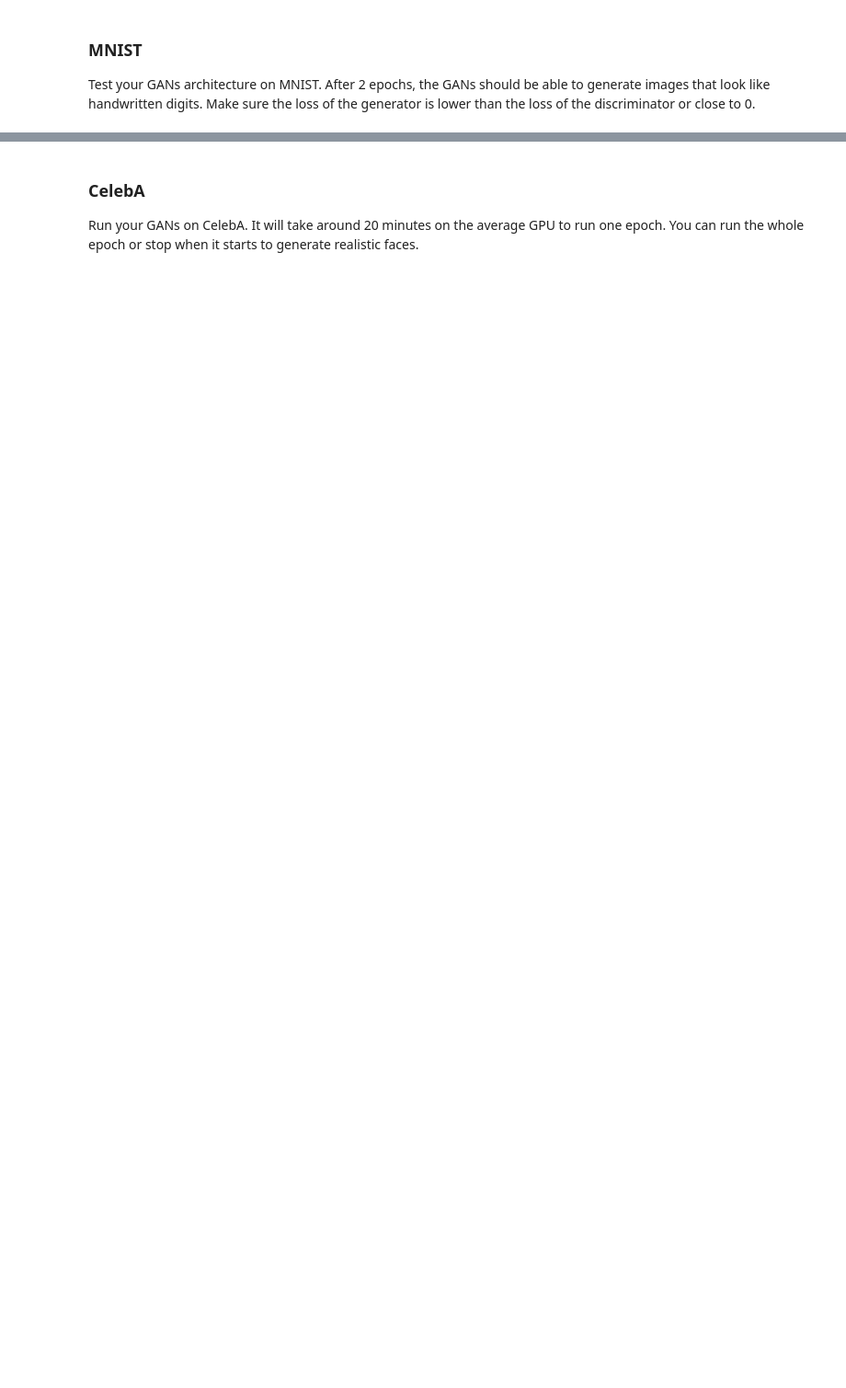
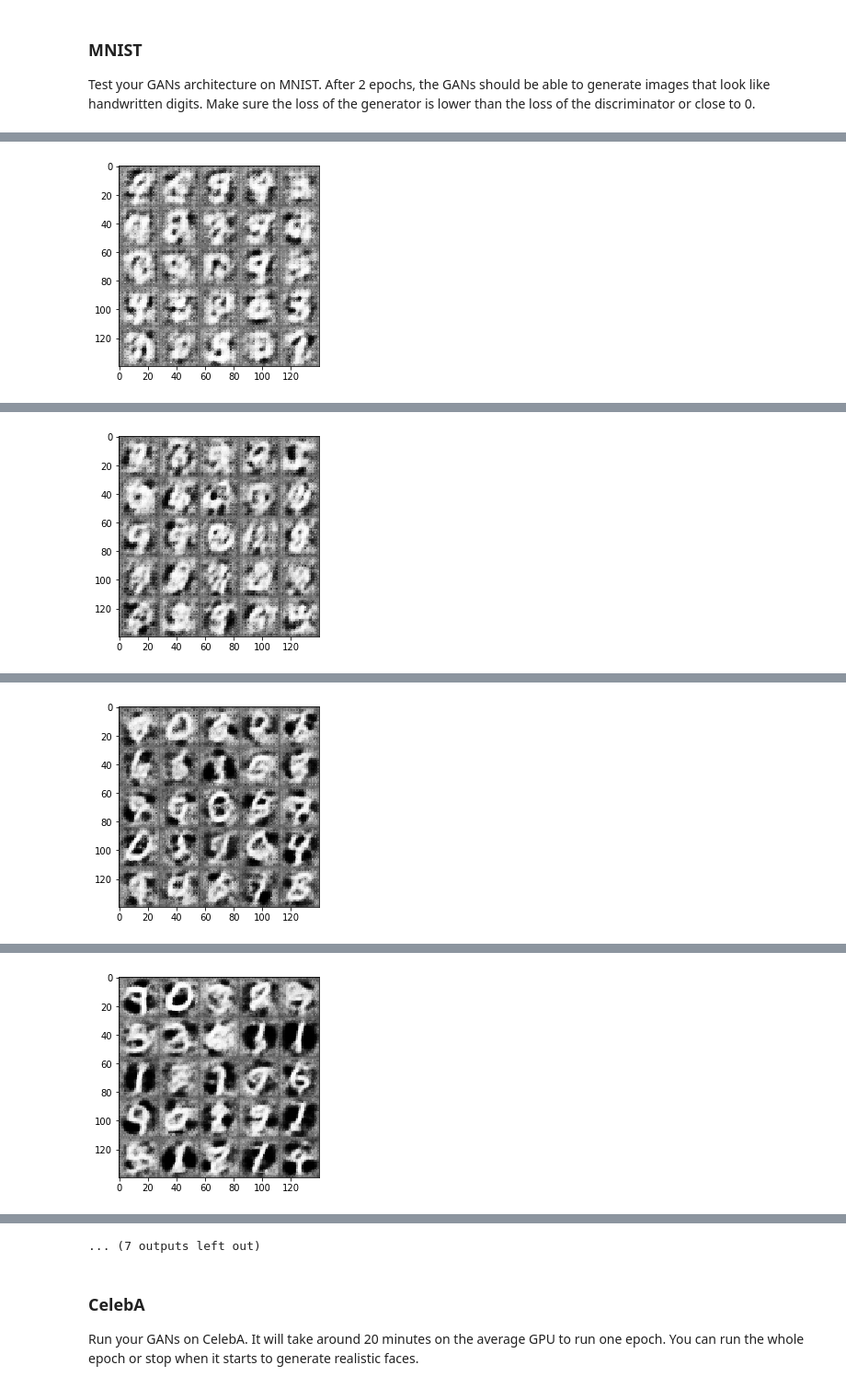
Before and after one commit to ddemilla/udacity_deep_learning, a Jupyter notebook: hw5/dlnd_face_generation.ipynb, the cells around one changed output, grey strips where cells are left out. Shown at 92% size. Drawn from its saved outputs; the diff is of its cells as text; code cells hidden in the pictures; blank space fills up the shorter version.

```diff
--- a/hw5/dlnd_face_generation.ipynb
+++ b/hw5/dlnd_face_generation.ipynb
@@ -144,22 +145,19 @@ def discriminator(images, reuse=False):
     # TODO: Implement Function
             # Input layer is 32x32x3
     with tf.variable_scope('discriminator', reuse=reuse):
-        x1 = tf.layers.conv2d(images, 64, 5, strides=2, padding='same')
-        relu1 = tf.maximum(.01 * x1, x1)
-        # 16x16x32
+        x1 = tf.layers.conv2d(images, 128, 5, strides=2, padding='same', kernel_initializer =tf.random_normal_initializer(stddev=0.05))
+        relu1 = tf.maximum(.2 * x1, x1)
 
-        x2 = tf.layers.conv2d(relu1, 128, 5, strides=2, padding='same')
+        x2 = tf.layers.conv2d(relu1, 256, 5, strides=2, padding='same', kernel_initializer =tf.random_normal_initializer(stddev=0.05))
         bn2 = tf.layers.batch_normalization(x2, training=True)
-        relu2 = tf.maximum(.01 * bn2, bn2)
-        # 8x8x128
+        relu2 = tf.maximum(.2 * bn2, bn2)
 
-        x3 = tf.layers.conv2d(relu2, 256, 5, strides=2, padding='same')
+        x3 = tf.layers.conv2d(relu2, 512, 5, strides=2, padding='same', kernel_initializer =tf.random_normal_initializer(stddev=0.05))
         bn3 = tf.layers.batch_normalization(x3, training=True)
-        relu3 = tf.maximum(.01 * bn3, bn3)
-        # 4x4x256
+        relu3 = tf.maximum(.2 * bn3, bn3)
 
         # Flatten it
-        flat = tf.reshape(relu3, (-1, 4*4*256))
+        flat = tf.reshape(relu3, (-1, 4*4*512))
         logits = tf.layers.dense(flat, 1)
         out = tf.sigmoid(logits)
 
@@ -190,21 +188,21 @@ def generator(z, out_channel_dim, is_train=True):
         # Reshape it to start the convolutional stack
         x1 = tf.reshape(x1, (-1, 7, 7, 512))
         x1 = tf.layers.batch_normalization(x1, training=is_train)
-        x1 = tf.maximum(.01 * x1, x1)
+        x1 = tf.maximum(.1 * x1, x1)
         # 7x7x512 now
 
-        x2 = tf.layers.conv2d_transpose(x1, 256, 5, strides=2, padding='same')
+        x2 = tf.layers.conv2d_transpose(x1, 256, 5, strides=2, padding='same', kernel_initializer =tf.random_normal_initializer(stddev=0.05))
         x2 = tf.layers.batch_normalization(x2, training=is_train)
-        x2 = tf.maximum(.01 * x2, x2)
+        x2 = tf.maximum(.1 * x2, x2)
         # 14x14x256 now
 
-        x3 = tf.layers.conv2d_transpose(x2, 128, 5, strides=2, padding='same')
+        x3 = tf.layers.conv2d_transpose(x2, 128, 5, strides=2, padding='same', kernel_initializer =tf.random_normal_initializer(stddev=0.05))
         x3 = tf.layers.batch_normalization(x3, training=is_train)
-        x3 = tf.maximum(.01 * x3, x3)
+        x3 = tf.maximum(.1 * x3, x3)
         # 28x28x128 now
 
         # Output layer
-        logits = tf.layers.conv2d_transpose(x3, out_channel_dim, 5, strides=1, padding='same')
+        logits = tf.layers.conv2d_transpose(x3, out_channel_dim, 3, strides=1, padding='same', kernel_initializer =tf.random_normal_initializer(stddev=0.05))
         # 28x28x3 now
 
         out = tf.tanh(logits)
@@ -339,7 +337,7 @@ def train(epoch_count, batch_size, z_dim, learning_rate, beta1, get_batches, dat
     :param data_shape: Shape of the data
     :param data_image_mode: The image mode to use for images ("RGB" or "L")
     """
-#     tf.reset_default_graph()
+#     saver = tf.train.Saver()
     samples, losses = [], []
     steps = 0
 
@@ -357,6 +355,8 @@ def train(epoch_count, batch_size, z_dim, learning_rate, beta1, get_batches, dat
         for epoch_i in range(epoch_count):
             for batch_images in get_batches(batch_size):
                 steps += 1
+                batch_images = batch_images * 2
+
                 # Sample random noise for G
                 batch_z = np.random.uniform(-1, 1, size=(batch_size, z_dim))
                 # Run optimizers
@@ -376,9 +376,9 @@ def train(epoch_count, batch_size, z_dim, learning_rate, beta1, get_batches, dat
                     losses.append((train_loss_d, train_loss_g))
 
                 if steps % 100 == 0:
-                    show_generator_output(sess, 3, batch_z, out_channel_dim, data_image_mode)
+                    show_generator_output(sess, 25, z_inputs, out_channel_dim, data_image_mode)
 
-        saver.save(sess, './checkpoints/generator.ckpt')
+#         saver.save(sess, './checkpoints/generator.ckpt')
 
     return losses, samples
 # %%
@@ -391,8 +391,8 @@ Test your GANs architecture on MNIST.  After 2 epochs, the GANs should be able t
 # %%
 batch_size = 128
 z_dim = 100
-learning_rate = .01
-beta1 = .01
+learning_rate = .0005
+beta1 = .5
 
 
 """
@@ -402,6 +402,7 @@ epochs = 2
 
 mnist_dataset = helper.Dataset('mnist', glob(os.path.join(data_dir, 'mnist/*.jpg')))
 
+tf.reset_default_graph()
 with tf.Graph().as_default():
     train(epochs, batch_size, z_dim, learning_rate, beta1, mnist_dataset.get_batches,
           mnist_dataset.shape, mnist_dataset.image_mode)
@@ -412,0 +420 @@ Epoch 1/2... Discriminator Loss: 0.0004... Generator Loss: 9.1082
+[figure, added]
@@ -413,0 +431 @@ KeyboardInterrupt:
+[figure, added]
@@ -413,0 +442 @@ KeyboardInterrupt:
+[figure, added]
@@ -413,0 +453 @@ KeyboardInterrupt:
+[figure, added]
@@ -414,3 +476,4 @@ KeyboardInterrupt:
+... (7 outputs left out)
 # %% [markdown]
 ### CelebA
 Run your GANs on CelebA.  It will take around 20 minutes on the average GPU to run one epoch.  You can run the whole epoch or stop when it starts to generate realistic faces.
```
Also changed, not shown: parts of 6 cells of this notebook, 1 other file.
